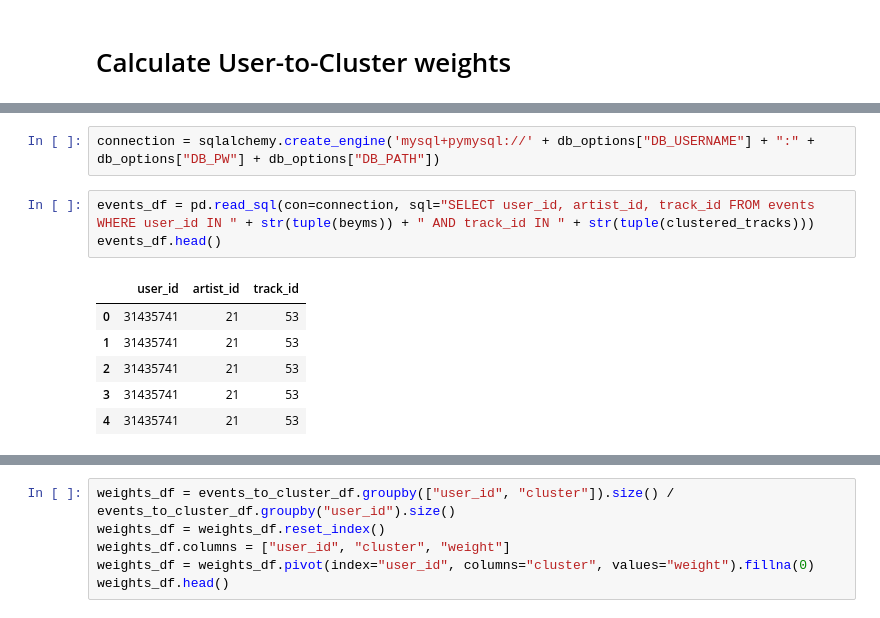
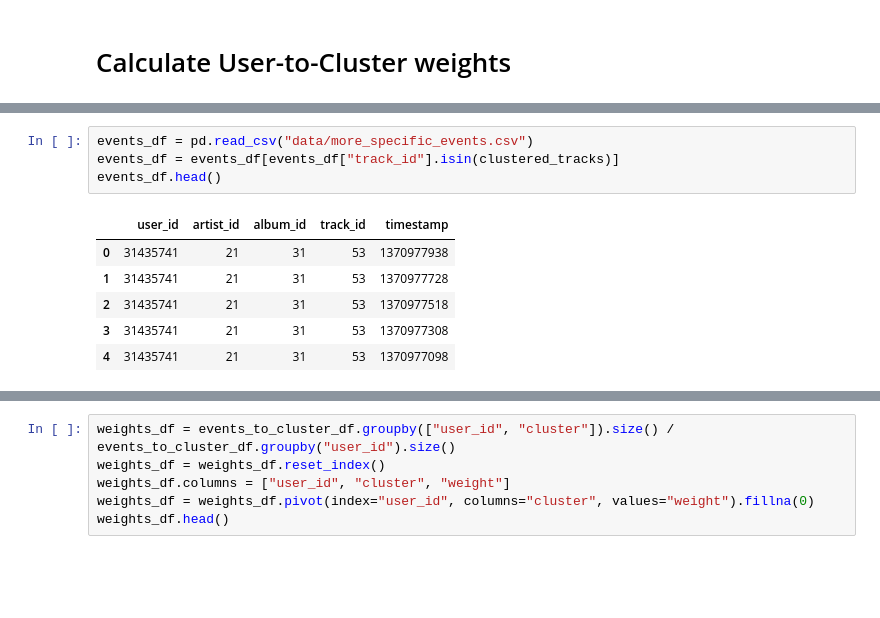
Before and after one commit to pmuellner/supporttheunderground, a Jupyter notebook: Identification and Analysis of User groups.ipynb, the cells around one changed output, grey strips where cells are left out. Drawn from its saved outputs; the diff is of its cells as text; blank space fills up the shorter version.

```diff
--- a/Identification and Analysis of User groups.ipynb
+++ b/Identification and Analysis of User groups.ipynb
@@ -49,15 +40,14 @@ db_options
-# %%
-connection = sqlalchemy.create_engine('mysql+pymysql://' + db_options["DB_USERNAME"] + ":" + db_options["DB_PW"] + db_options["DB_PATH"])
-# %%
-events_df = pd.read_sql(con=connection, sql="SELECT user_id, artist_id, track_id FROM events WHERE user_id IN " + str(tuple(beyms)) + " AND track_id IN " + str(tuple(clustered_tracks)))
-events_df.head()
-# %% [output]
-|  | user_id | artist_id | track_id |
-| 0 | 31435741 | 21 | 53 |
-| 1 | 31435741 | 21 | 53 |
-| 2 | 31435741 | 21 | 53 |
-| 3 | 31435741 | 21 | 53 |
-| 4 | 31435741 | 21 | 53 |
+# %%
+events_df = pd.read_csv("data/more_specific_events.csv")
+events_df = events_df[events_df["track_id"].isin(clustered_tracks)]
+events_df.head()
+# %% [output]
+|  | user_id | artist_id | album_id | track_id | timestamp |
+| 0 | 31435741 | 21 | 31 | 53 | 1370977938 |
+| 1 | 31435741 | 21 | 31 | 53 | 1370977728 |
+| 2 | 31435741 | 21 | 31 | 53 | 1370977518 |
+| 3 | 31435741 | 21 | 31 | 53 | 1370977308 |
+| 4 | 31435741 | 21 | 31 | 53 | 1370977098 |
 # %%
 events_to_cluster_df = events_df.merge(clustering_df, left_on="track_id", right_index=True)
 events_to_cluster_df.head()
```
Also changed, not shown: parts of 33 cells of this notebook, 6 other files.
